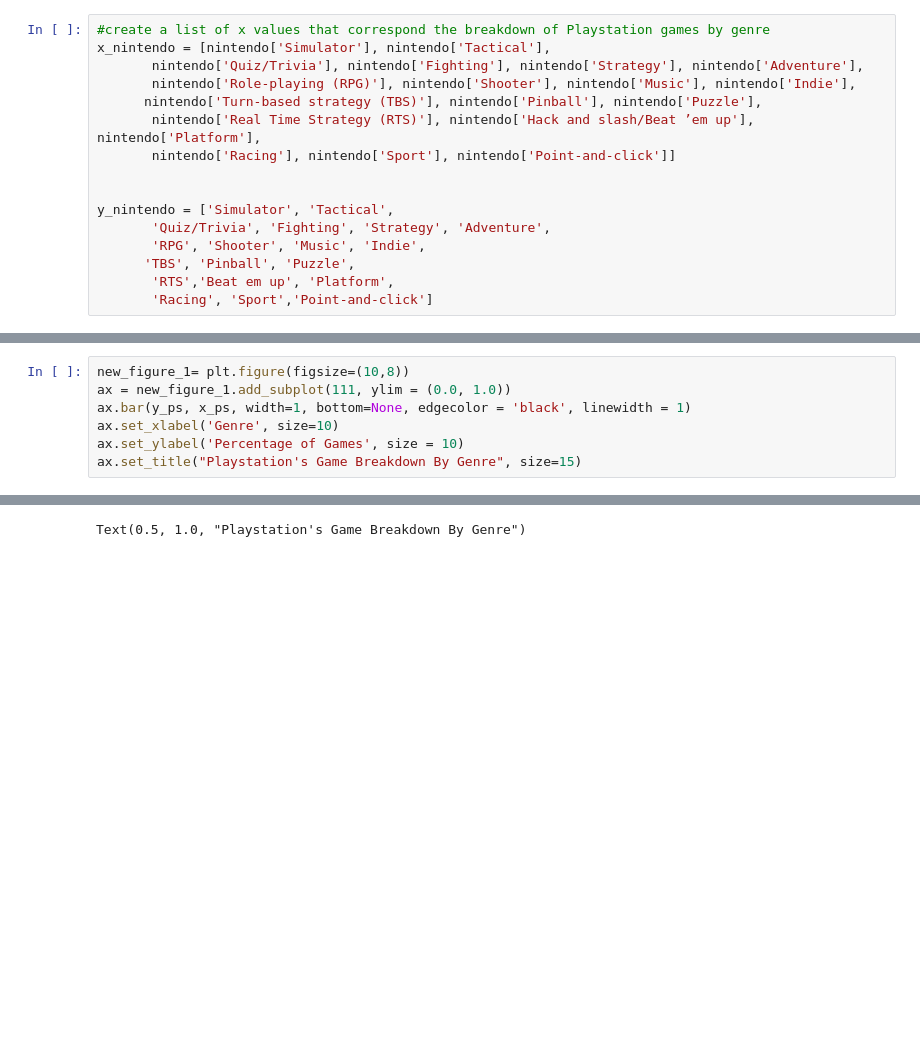
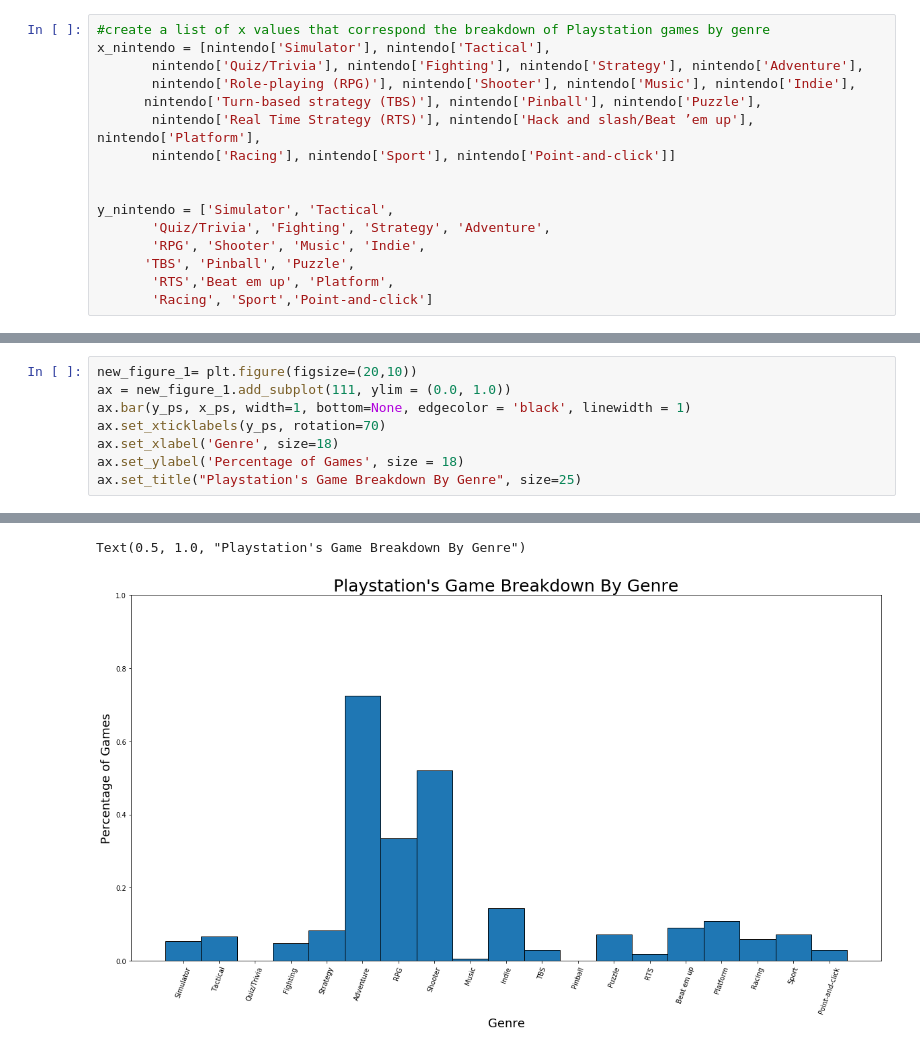
Before and after one commit to Judahesses/IGDB-Project-1, a Jupyter notebook: igdb-project-1.ipynb, the cells around one changed output, grey strips where cells are left out. Saved outputs shown, nothing was run; the diff lists cells and outputs as text; blank space fills up the shorter version.

```diff
--- a/igdb-project-1.ipynb
+++ b/igdb-project-1.ipynb
@@ -549,8 +484,9 @@ add_subplot(*args, **kwargs) method of matplotlib.figure.Figure instance
 # %%
-new_figure_1= plt.figure(figsize=(10,8))
+new_figure_1= plt.figure(figsize=(20,10))
 ax = new_figure_1.add_subplot(111, ylim = (0.0, 1.0))
 ax.bar(y_ps, x_ps, width=1, bottom=None, edgecolor = 'black', linewidth = 1)
-ax.set_xlabel('Genre', size=10)
-ax.set_ylabel('Percentage of Games', size = 10)
-ax.set_title("Playstation's Game Breakdown By Genre", size=15)
+ax.set_xticklabels(y_ps, rotation=70)
+ax.set_xlabel('Genre', size=18)
+ax.set_ylabel('Percentage of Games', size = 18)
+ax.set_title("Playstation's Game Breakdown By Genre", size=25)
 # %% [output]
@@ -559,2 +493,3 @@ ax.set_title("Playstation's Game Breakdown By Genre", size=15)
 Text(0.5, 1.0, "Playstation's Game Breakdown By Genre")
+[figure, added]
 # %%
```
Also changed, not shown: parts of 12 cells of this notebook.
